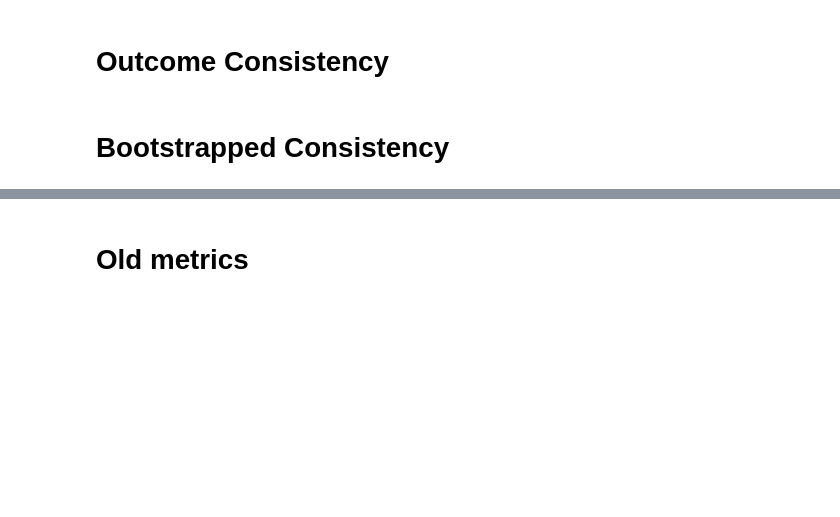
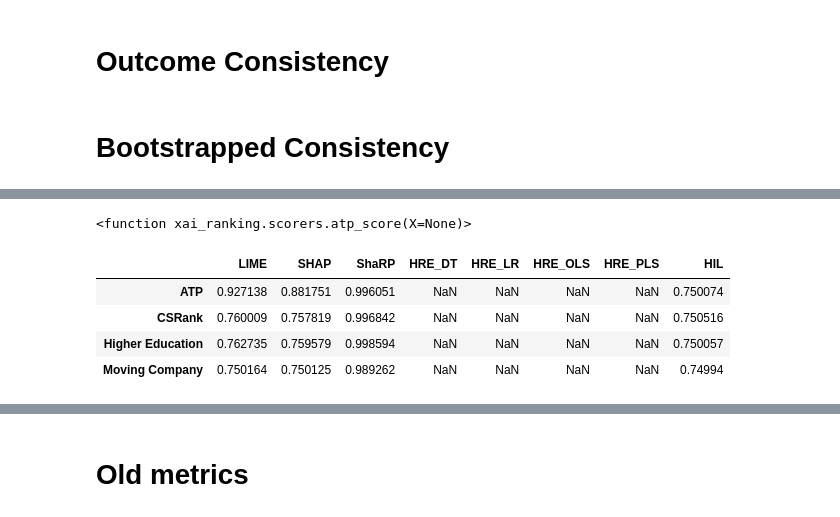
Before and after one commit to DataResponsibly/xAI-Ranking-Benchmark, a Jupyter notebook: notebooks/0.2-basic-experiment.ipynb, the cells around one changed output, grey strips where cells are left out. Drawn from its saved outputs; the diff is of its cells as text; code cells hidden in the pictures; blank space fills up the shorter version.

```diff
--- a/notebooks/0.2-basic-experiment.ipynb
+++ b/notebooks/0.2-basic-experiment.ipynb
@@ -249,7 +269,8 @@ for method in methods:
             dataset["data"][0],
             results[dataset["name"]][method][0],
             rankings,
-            measure="jaccard", n_features=2
+            measure="jaccard",
+            n_features=2,
         )
         expl_sens_res[method][dataset["name"]] = result[0]
         expl_sens_sem[method][dataset["name"]] = result[1]
@@ -298,8 +319,10 @@ for dataset in datasets:
     exp_cons_sem[dataset["name"]] = pd.DataFrame(index=methods, columns=methods)
     for method1, method2 in product(methods, methods):
         result = cross_method_explanation_consistency(
-            results[dataset["name"]][method1][0], results[dataset["name"]][method2][0],
-            measure="jaccard", n_features=2
+            results[dataset["name"]][method1][0],
+            results[dataset["name"]][method2][0],
+            measure="jaccard",
+            n_features=2,
         )
 
         exp_cons_res[dataset["name"]].loc[method1, method2] = result[0]
@@ -327,10 +350,11 @@ for dataset in datasets:
     out_cons_sem[dataset["name"]] = pd.DataFrame(index=methods, columns=methods)
     for method1, method2 in product(methods, methods):
         result = cross_method_outcome_consistency(
-            dataset["data"][0], dataset["scorer"],
+            dataset["data"][0],
+            dataset["scorer"],
             results[dataset["name"]][method1][0],
             results[dataset["name"]][method2][0],
-            random_state=RNG_SEED
+            random_state=RNG_SEED,
         )
 
         out_cons_res[dataset["name"]].loc[method1, method2] = result[0]
@@ -360,8 +384,9 @@ for method in methods:
     for dataset in datasets:
         try:
             result = bootstrapped_explanation_consistency(
-                results[dataset["name"]][method][0], results[dataset["name"]][f"BATCH_{method}"],
-                measure="euclidean"
+                results[dataset["name"]][method][0],
+                results[dataset["name"]][f"BATCH_{method}"],
+                measure="euclidean",
             )
             boot_cons_res[method][dataset["name"]] = result[0]
             boot_cons_sem[method][dataset["name"]] = result[1]
@@ -371,0 +421,32 @@ pd.DataFrame(boot_cons_res).round(5)
+# %%
+dataset["scorer"]
+# %% [output]
+<function xai_ranking.scorers.atp_score(X=None)>
+# %%
+# FOR RANKING QOI
+methods = [method for method in results["ATP"].keys() if not method.startswith("BATCH")]
+dataset_names = [dataset["name"] for dataset in datasets]
+
+fidelity_res = pd.DataFrame(index=dataset_names, columns=methods)
+for dataset in datasets:
+    for method in methods:
+        try:
+            target = scores_to_ordering(dataset["scorer"](dataset["data"][0]))
+            result = outcome_fidelity(
+                results[dataset["name"]][method][0],
+                target,
+                target.mean(),
+                dataset_size=target.size,
+                rank=True,
+            )
+            fidelity_res.loc[dataset["name"], method] = result
+        except:
+            pass
+
+fidelity_res
+# %% [output]
+|  | LIME | SHAP | ShaRP | HRE_DT | HRE_LR | HRE_OLS | HRE_PLS | HIL |
+| ATP | 0.927138 | 0.881751 | 0.996051 | NaN | NaN | NaN | NaN | 0.750074 |
+| CSRank | 0.760009 | 0.757819 | 0.996842 | NaN | NaN | NaN | NaN | 0.750516 |
+| Higher Education | 0.762735 | 0.759579 | 0.998594 | NaN | NaN | NaN | NaN | 0.750057 |
+| Moving Company | 0.750164 | 0.750125 | 0.989262 | NaN | NaN | NaN | NaN | 0.74994 |
```
Also changed, not shown: parts of 13 cells of this notebook, 9 other files.
